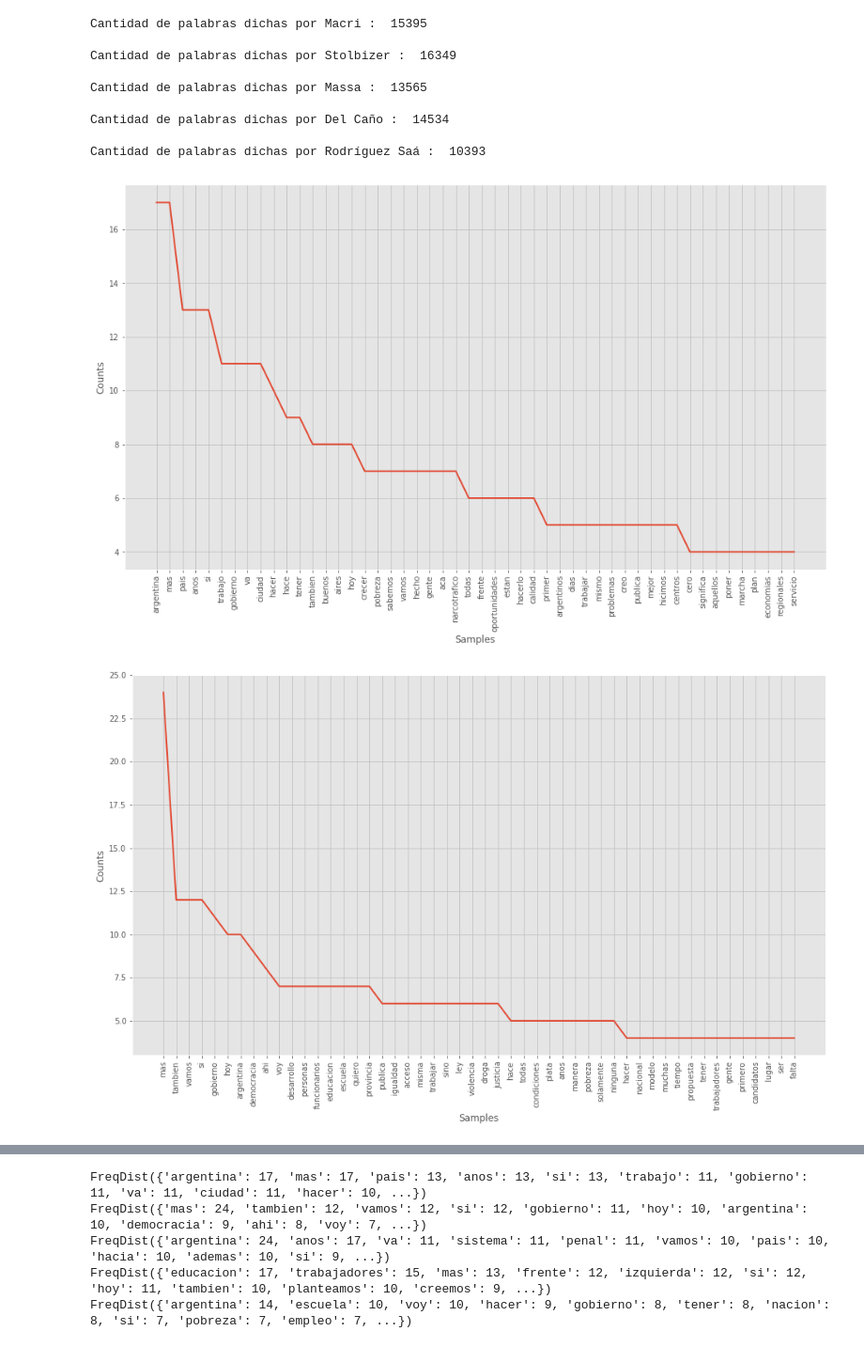
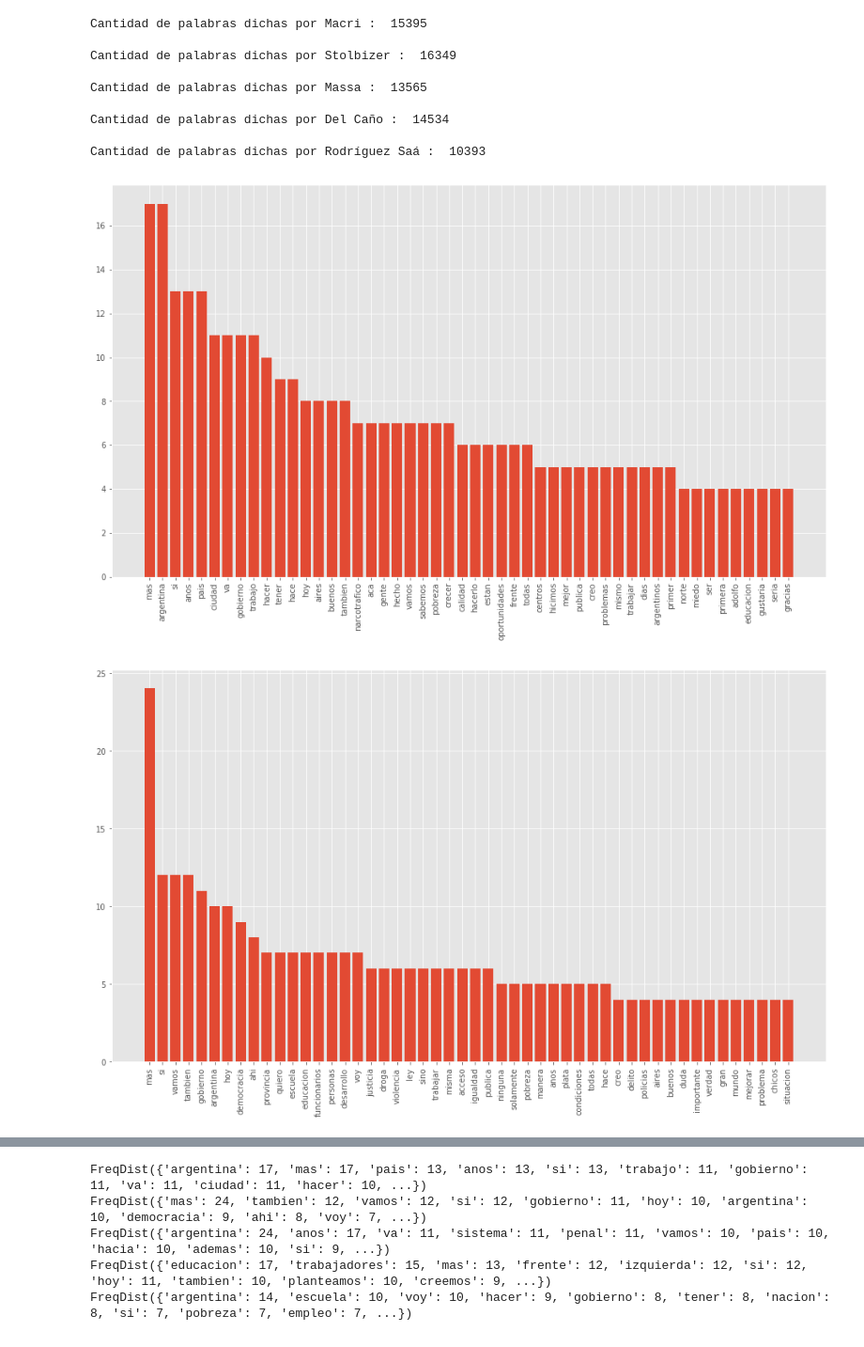
Before and after one commit to robagliom/debates_candidatos_2015, a Jupyter notebook: primer_debate_político.ipynb, the cells around one changed output, grey strips where cells are left out. Shown at 94% size. Drawn from its saved outputs; the diff is of its cells as text; code cells hidden in the pictures.

```diff
--- a/primer_debate_político.ipynb
+++ b/primer_debate_político.ipynb
@@ -180,27 +184,39 @@ stop_words=set(stopwords.words("spanish"))
 # %%
 #ANÁLISIS MACRI
 #Tokenización
 #divide cadenas de texto más largas en piezas más pequeñas o tokens
 palabras_macri = nltk.word_tokenize(diccionario['Macri'])
 #print(palabras_macri)
 
 palabras_macri = normalize(palabras_macri)
 #print(palabras_macri)
 
 #Quitamos palabras ruido
 palabras_macri_filtradas=[]
 for w in palabras_macri:
     if w not in stop_words:
         palabras_macri_filtradas.append(w)
 
 #Frecuencia de distribución
 fdist_macri = FreqDist(palabras_macri_filtradas)
 
 # Ploteo 50 palabras más usadas
-fdist_macri.plot(50,cumulative=False)
+#fdist_macri.plot(50,cumulative=False)
+#plt.show()
+
+#for i in fdist_macri:
+    #if fdist_macri[i]
+#    print(i,fdist_macri[i])
+resultado = sorted(fdist_macri.items(), key=operator.itemgetter(1))
+resultado.reverse()
+#print(resultado[:50])
+
+x = np.arange(50)
+plt.bar(x, [i[1] for i in resultado[:50]])
+plt.xticks(x, (i[0] for i in resultado[:50]),rotation='vertical')
 plt.show()
 # %% [output]
-[figure, old version]
+[figure, new version]
 # %%
 #ANÁLISIS STOLBIZER
 #Tokenización
@@ -221,10 +237,19 @@ for w in palabras_stolbizer:
 fdist_stolbizer = FreqDist(palabras_stolbizer_filtradas)
 
 # Ploteo 50 palabras más usadas
-fdist_stolbizer.plot(50,cumulative=False)
+#fdist_stolbizer.plot(50,cumulative=False)
+#plt.show()
+
+resultado = sorted(fdist_stolbizer.items(), key=operator.itemgetter(1))
+resultado.reverse()
+#print(resultado[:50])
+
+x = np.arange(50)
+plt.bar(x, [i[1] for i in resultado[:50]])
+plt.xticks(x, (i[0] for i in resultado[:50]),rotation='vertical')
 plt.show()
 # %% [output]
-[figure, old version]
+[figure, new version]
 # %%
 #ANÁLISIS MASSA
 #Tokenización
```
Also changed, not shown: parts of 4 cells of this notebook.
